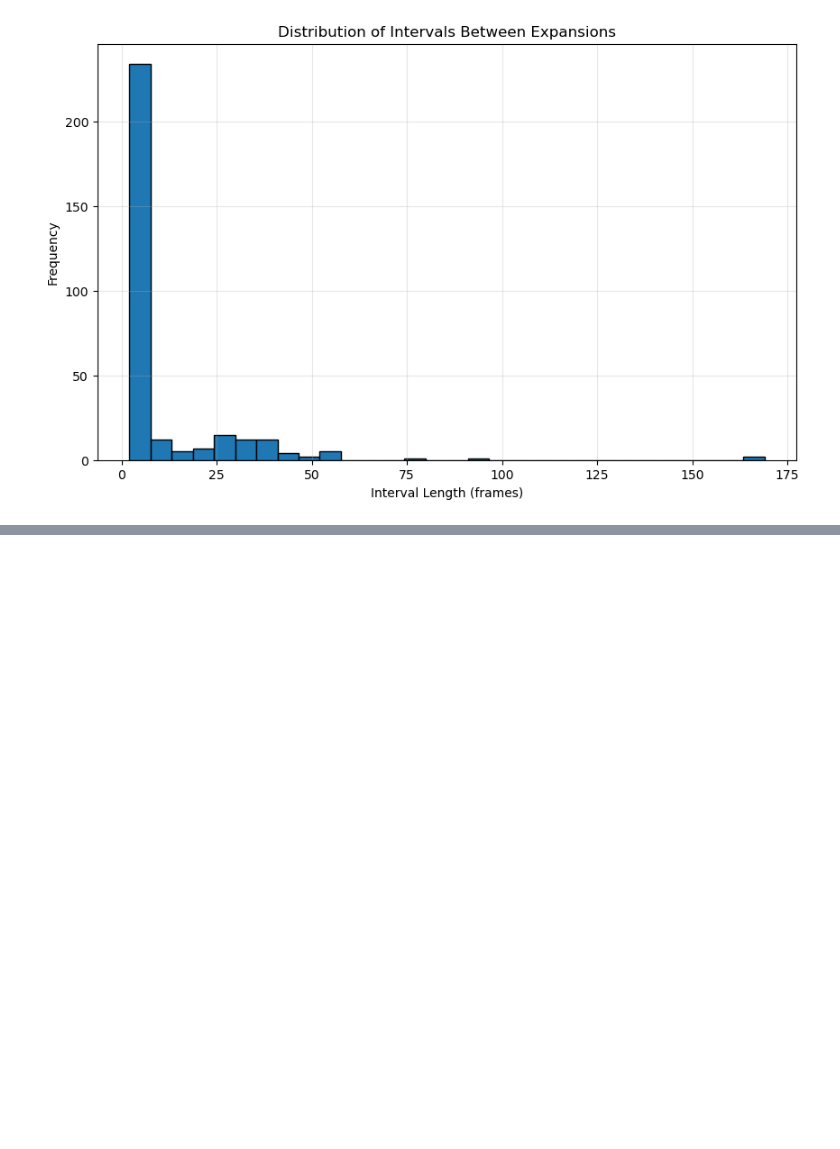
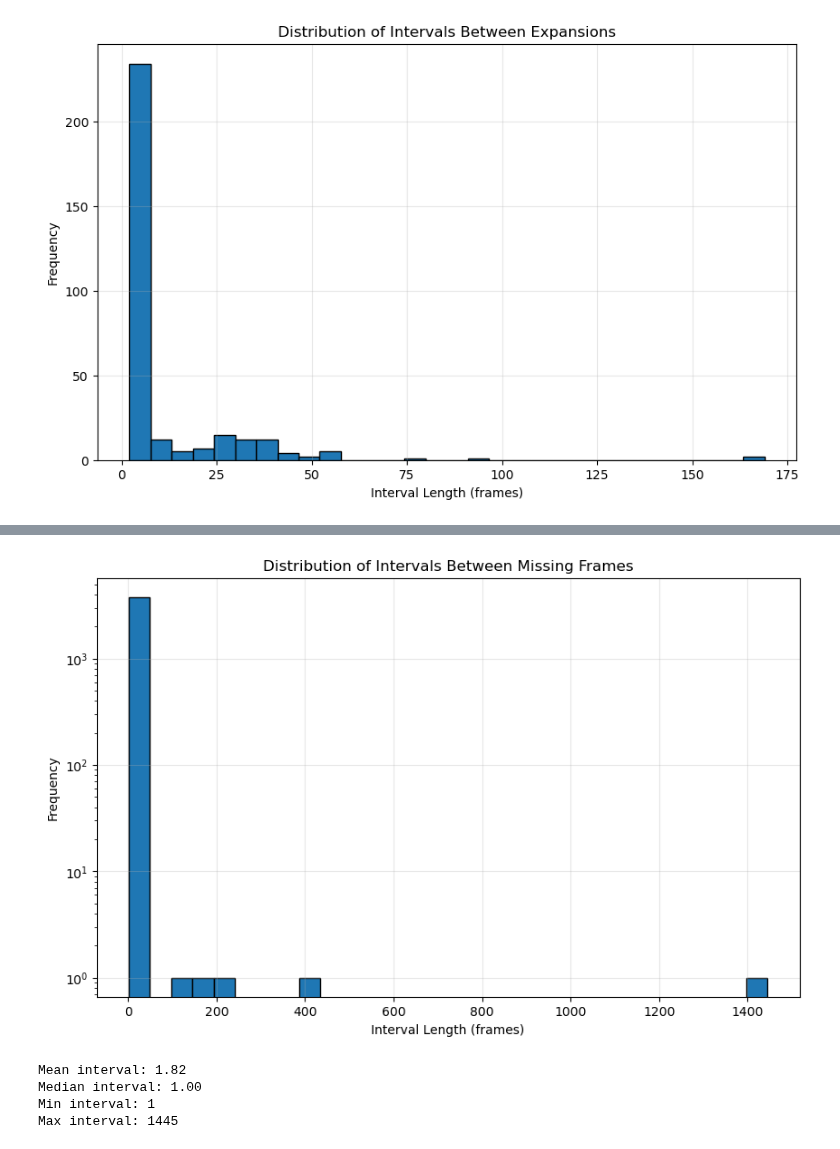
Before and after one commit to mingxiaowei/jelly-sleap, a Jupyter notebook: sleap/jelly/autoencoder/2min/data_augmentation.ipynb, the cells around one changed output, grey strips where cells are left out. Cells and saved outputs as stored; diff of their text form; code cells hidden in the pictures; blank space fills up the shorter version.

```diff
--- a/sleap/jelly/autoencoder/2min/data_augmentation.ipynb
+++ b/sleap/jelly/autoencoder/2min/data_augmentation.ipynb
@@ -87,0 +199,28 @@ plt.show()
+# %%
+# Get indices where mask is 1
+one_indices = np.where(missing_mask == 1)[0]
+
+# Calculate intervals between consecutive 1's
+intervals = one_indices[1:] - one_indices[:-1]
+
+# Plot the distribution
+plt.figure(figsize=(10, 6))
+plt.hist(intervals, bins=30, edgecolor='black')
+plt.xlabel('Interval Length (frames)')
+plt.ylabel('Frequency')
+plt.title('Distribution of Intervals Between Missing Frames')
+plt.grid(True, alpha=0.3)
+plt.yscale('log')
+plt.show()
+
+# Print some statistics
+print(f"Mean interval: {np.mean(intervals):.2f}")
+print(f"Median interval: {np.median(intervals):.2f}")
+print(f"Min interval: {np.min(intervals)}")
+print(f"Max interval: {np.max(intervals)}")
+# %% [output]
+[figure, added]
+Mean interval: 1.82
+Median interval: 1.00
+Min interval: 1
+Max interval: 1445
```
Also changed, not shown: parts of 22 cells of this notebook, 1 other file.
